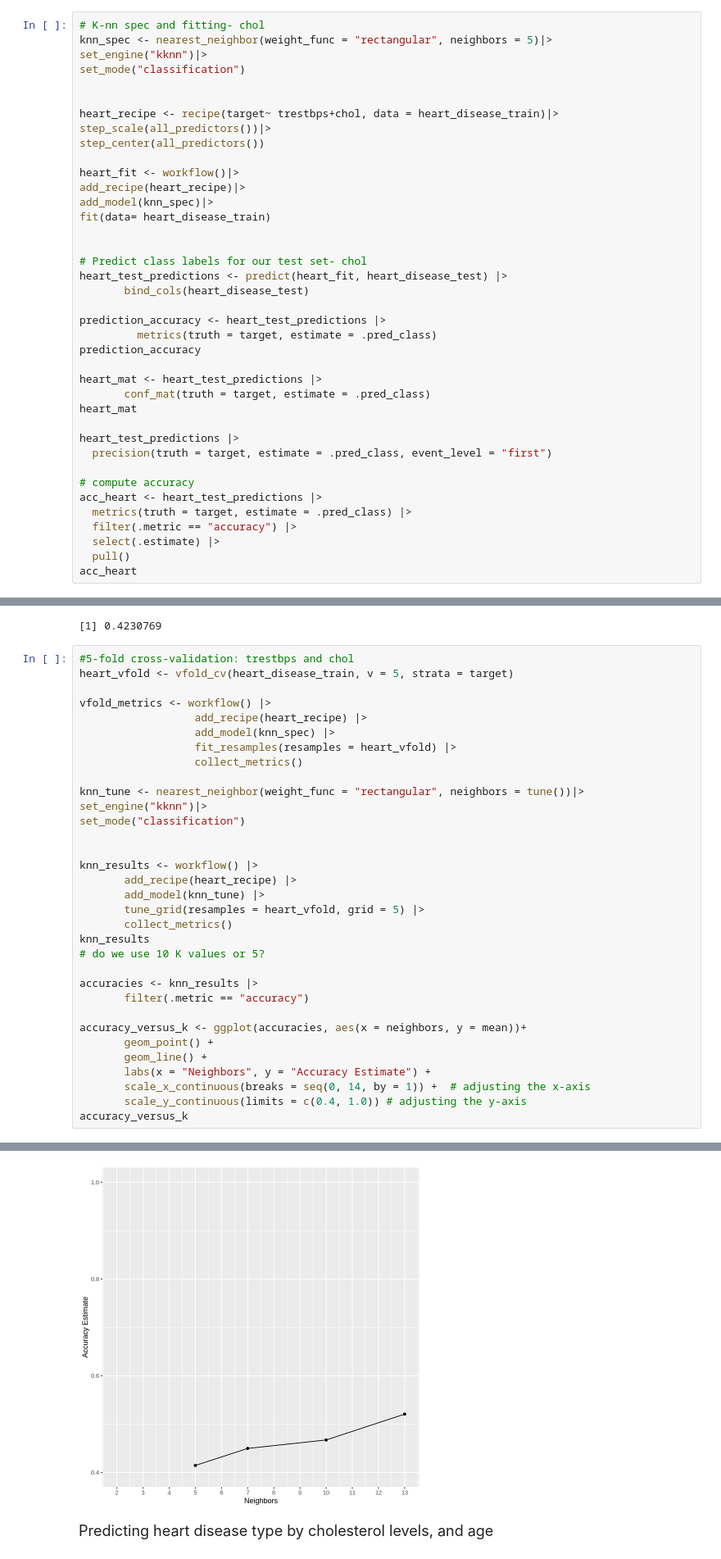
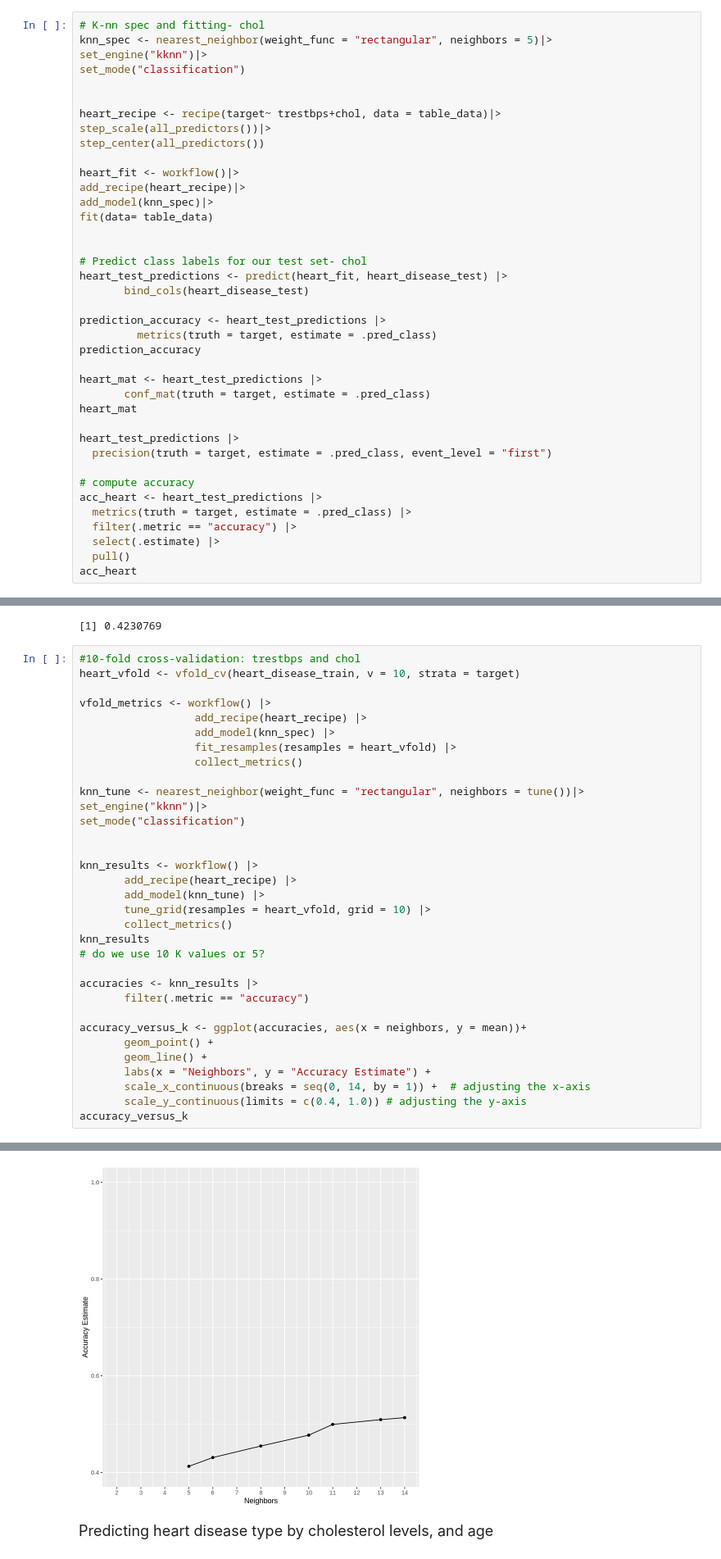
Before and after one commit to Kuiyun24z/DSCI-100-Project-, a Jupyter notebook: Final Project.ipynb, the cells around one changed output, grey strips where cells are left out. Shown at 82% size. Saved outputs shown, nothing was run; the diff lists cells and outputs as text.

```diff
--- a/Final Project.ipynb
+++ b/Final Project.ipynb
@@ -158,14 +158,14 @@ set_engine("kknn")|>
 set_mode("classification")
 
 
-heart_recipe <- recipe(target~ trestbps+chol, data = heart_disease_train)|>
+heart_recipe <- recipe(target~ trestbps+chol, data = table_data)|>
 step_scale(all_predictors())|>
 step_center(all_predictors())
 
 heart_fit <- workflow()|>
 add_recipe(heart_recipe)|>
 add_model(knn_spec)|>
-fit(data= heart_disease_train)
+fit(data= table_data)
 
 
 # Predict class labels for our test set- chol
@@ -209,8 +209,8 @@ A tibble: 1 × 3
 | precision | macro | 0.1271403 |
 [1] 0.4230769
 # %%
-#5-fold cross-validation: trestbps and chol
-heart_vfold <- vfold_cv(heart_disease_train, v = 5, strata = target)
+#10-fold cross-validation: trestbps and chol
+heart_vfold <- vfold_cv(heart_disease_train, v = 10, strata = target)
 
 vfold_metrics <- workflow() |>
                   add_recipe(heart_recipe) |>
@@ -226,7 +226,7 @@ set_mode("classification")
 knn_results <- workflow() |>
        add_recipe(heart_recipe) |>
        add_model(knn_tune) |>
-       tune_grid(resamples = heart_vfold, grid = 5) |>
+       tune_grid(resamples = heart_vfold, grid = 10) |>
        collect_metrics()
 knn_results
 # do we use 10 K values or 5?
@@ -274,5 +288,5 @@ Warning message:
 (`geom_line()`).”
-[figure, old version]
+[figure, new version]
 # %% [markdown]
 <font size= "4"> Predicting heart disease type by cholesterol levels, and age  </font>
 # %%
```
Also changed, not shown: parts of 5 cells of this notebook.
